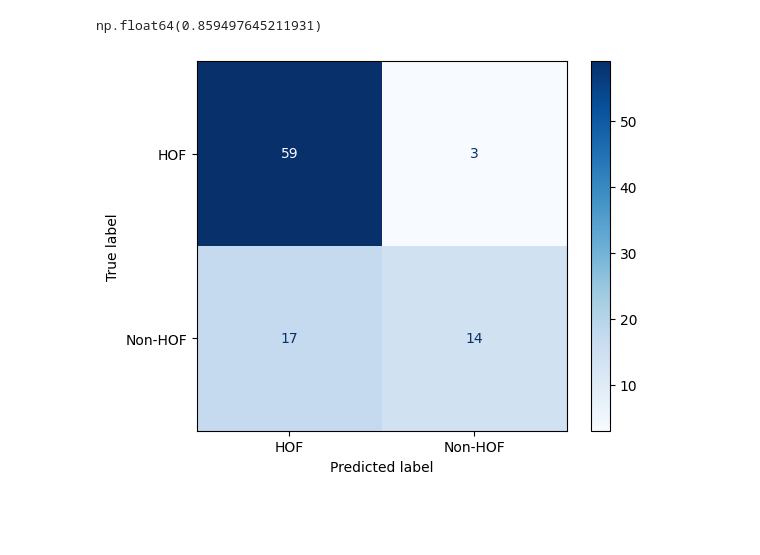
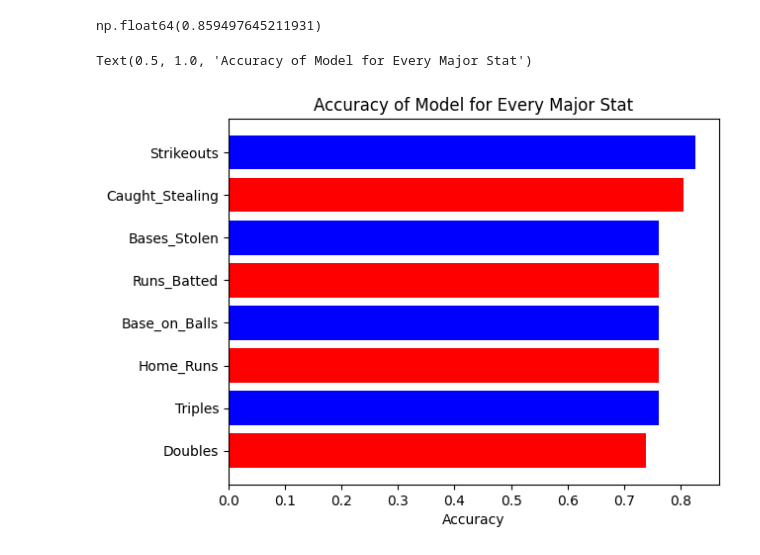
Before and after one commit to A-Peoples/DSRP_Project, a Jupyter notebook: Data_Science_Project_2025.ipynb, the cells around one changed output. Drawn from its saved outputs; the diff is of its cells as text; code cells hidden in the pictures; blank space fills up the shorter version.

```diff
--- a/Data_Science_Project_2025.ipynb
+++ b/Data_Science_Project_2025.ipynb
@@ -243,15 +243,27 @@ cross_val_scores_mean = cross_val_scores.mean()
 cross_val_scores_mean
 # %% [output]
 np.float64(0.859497645211931)
-# %%
-#creating a confusion matrix
-
-from sklearn.metrics import confusion_matrix, ConfusionMatrixDisplay
-
-cm = confusion_matrix(y_test, y_pred)
-
-dis = ConfusionMatrixDisplay(cm, display_labels=['HOF', 'Non-HOF'])
-dis.plot(cmap=plt.cm.Blues)
-plt.show()
-# %% [output]
-[figure, removed]
+# %%
+model_acc = []
+for col in cols:
+  X = df[['G', col]]
+
+  y = df['HOF']
+
+  X_train, X_test, y_train, y_test = train_test_split(X, y, test_size=0.2, random_state=42)
+
+  model = LogisticRegression()
+
+  model.fit(X_train, y_train)
+
+  cross_val_scores = cross_val_score(model, X_test, y_test, cv=2)
+  cross_val_scores_mean = cross_val_scores.mean()
+  model_acc.append(cross_val_scores[1])
+# %%
+model_acc.sort()
+plt.barh(cols, model_acc, color=['red', 'blue'])
+plt.xlabel('Accuracy')
+plt.title('Accuracy of Model for Every Major Stat')
+# %% [output]
+Text(0.5, 1.0, 'Accuracy of Model for Every Major Stat')
+[figure, added]
```
Also changed, not shown: parts of 2 cells of this notebook.
